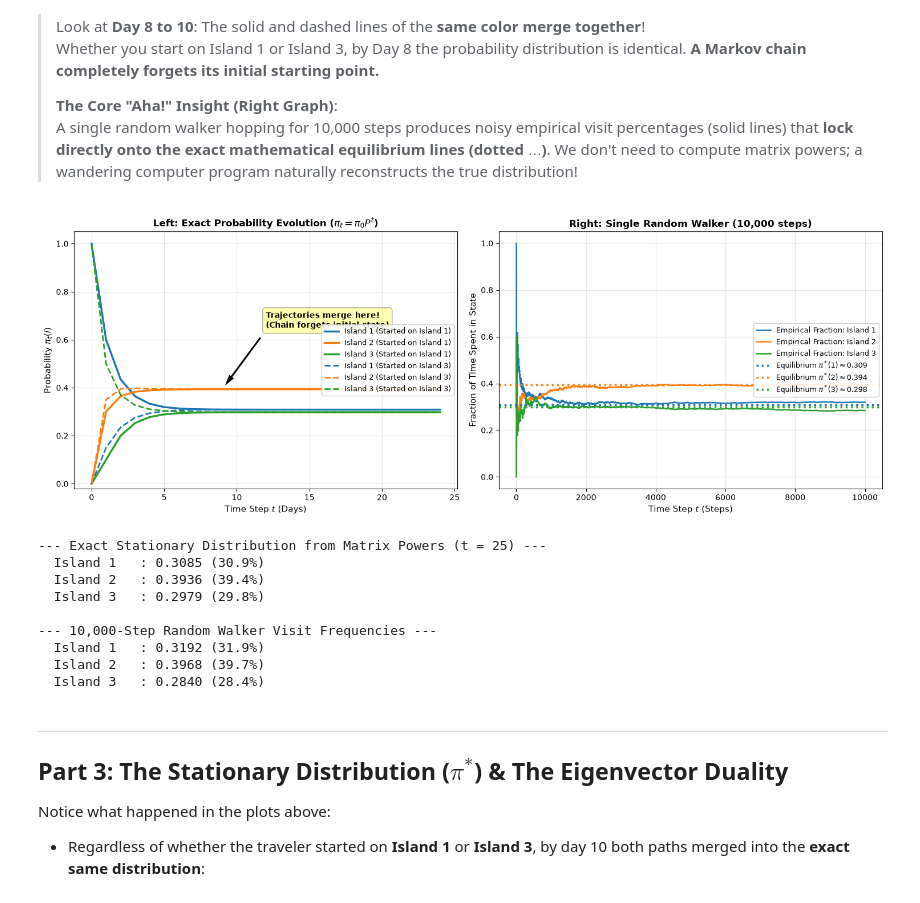
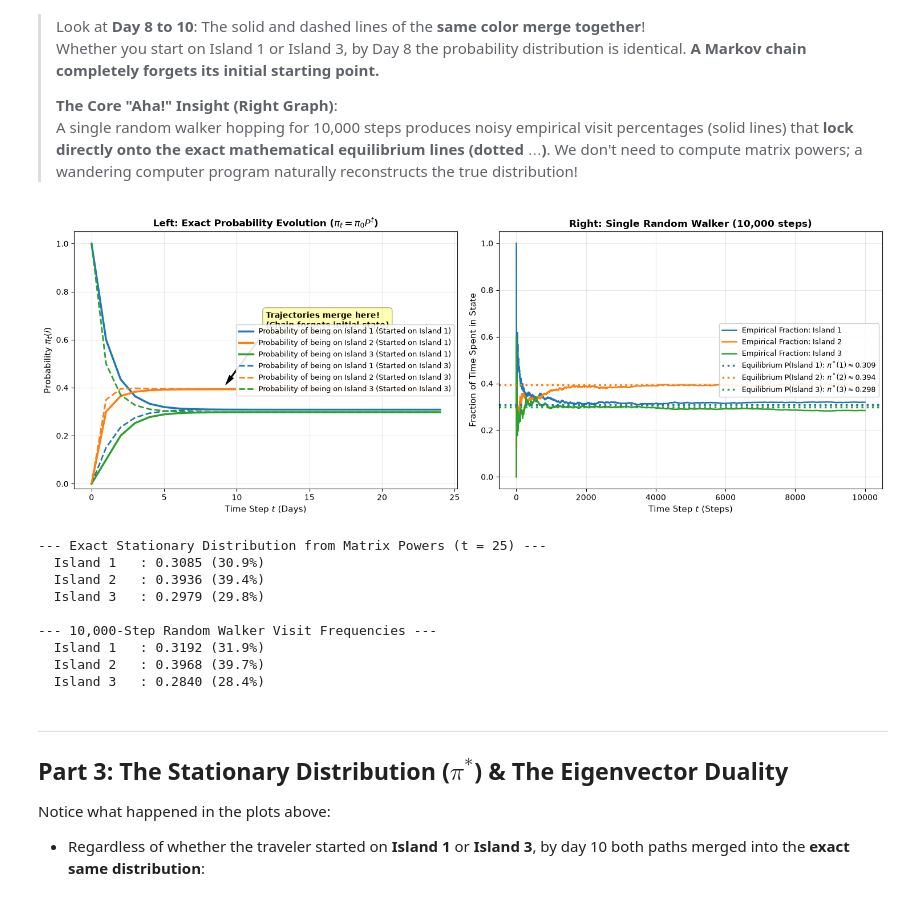
Before and after one commit to tarobins/bayesian-inference-intro, a Jupyter notebook: python/03b_markov_chains_and_detailed_balance.ipynb, the cells around one changed output. Drawn from its saved outputs; the diff is of its cells as text; code cells hidden in the pictures.

Commit message:
Update Section 2.1 plot legends to explicitly state Probability of being on Island X (Python & R tracks)

```diff
--- a/python/03b_markov_chains_and_detailed_balance.ipynb
+++ b/python/03b_markov_chains_and_detailed_balance.ipynb
@@ -193,14 +193,14 @@ fig, axes = plt.subplots(1, 2, figsize=(15, 5.5))
 
 # Subplot 1: Deterministic Convergence from Different Starts
 # Solid lines = Started on Island 1
-axes[0].plot(pi_A[:, 0], color='#1f77b4', lw=2.5, label='Island 1 (Started on Island 1)')
-axes[0].plot(pi_A[:, 1], color='#ff7f0e', lw=2.5, label='Island 2 (Started on Island 1)')
-axes[0].plot(pi_A[:, 2], color='#2ca02c', lw=2.5, label='Island 3 (Started on Island 1)')
+axes[0].plot(pi_A[:, 0], color='#1f77b4', lw=2.5, label='Probability of being on Island 1 (Started on Island 1)')
+axes[0].plot(pi_A[:, 1], color='#ff7f0e', lw=2.5, label='Probability of being on Island 2 (Started on Island 1)')
+axes[0].plot(pi_A[:, 2], color='#2ca02c', lw=2.5, label='Probability of being on Island 3 (Started on Island 1)')
 
 # Dashed lines = Started on Island 3
-axes[0].plot(pi_B[:, 0], color='#1f77b4', lw=2.0, linestyle='--', label='Island 1 (Started on Island 3)')
-axes[0].plot(pi_B[:, 1], color='#ff7f0e', lw=2.0, linestyle='--', label='Island 2 (Started on Island 3)')
-axes[0].plot(pi_B[:, 2], color='#2ca02c', lw=2.0, linestyle='--', label='Island 3 (Started on Island 3)')
+axes[0].plot(pi_B[:, 0], color='#1f77b4', lw=2.0, linestyle='--', label='Probability of being on Island 1 (Started on Island 3)')
+axes[0].plot(pi_B[:, 1], color='#ff7f0e', lw=2.0, linestyle='--', label='Probability of being on Island 2 (Started on Island 3)')
+axes[0].plot(pi_B[:, 2], color='#2ca02c', lw=2.0, linestyle='--', label='Probability of being on Island 3 (Started on Island 3)')
 
 # Visual annotation showing convergence
 axes[0].annotate('Trajectories merge here!\n(Chain forgets initial state)',
@@ -216,37 +216,37 @@ axes[0].set_ylim(-0.02, 1.05)
 axes[0].grid(True, alpha=0.3)
 axes[0].legend(fontsize=9, loc='center right', framealpha=0.9)
 
 # Subplot 2: Single Stochastic Walker Cumulative Visit Frequencies
 cum_freq_1 = np.cumsum(walk == 0) / np.arange(1, len(walk) + 1)
 cum_freq_2 = np.cumsum(walk == 1) / np.arange(1, len(walk) + 1)
 cum_freq_3 = np.cumsum(walk == 2) / np.arange(1, len(walk) + 1)
 
 axes[1].plot(cum_freq_1, color='#1f77b4', lw=1.8, label='Empirical Fraction: Island 1')
 axes[1].plot(cum_freq_2, color='#ff7f0e', lw=1.8, label='Empirical Fraction: Island 2')
 axes[1].plot(cum_freq_3, color='#2ca02c', lw=1.8, label='Empirical Fraction: Island 3')
 
-axes[1].axhline(pi_A[-1, 0], color='#1f77b4', linestyle=':', lw=2.5, label=r'Equilibrium $\pi^*(1) \approx {:.3f}$'.format(pi_A[-1,0]))
-axes[1].axhline(pi_A[-1, 1], color='#ff7f0e', linestyle=':', lw=2.5, label=r'Equilibrium $\pi^*(2) \approx {:.3f}$'.format(pi_A[-1,1]))
-axes[1].axhline(pi_A[-1, 2], color='#2ca02c', linestyle=':', lw=2.5, label=r'Equilibrium $\pi^*(3) \approx {:.3f}$'.format(pi_A[-1,2]))
+axes[1].axhline(pi_A[-1, 0], color='#1f77b4', linestyle=':', lw=2.5, label=r'Equilibrium P(Island 1): $\pi^*(1) \approx {:.3f}$'.format(pi_A[-1,0]))
+axes[1].axhline(pi_A[-1, 1], color='#ff7f0e', linestyle=':', lw=2.5, label=r'Equilibrium P(Island 2): $\pi^*(2) \approx {:.3f}$'.format(pi_A[-1,1]))
+axes[1].axhline(pi_A[-1, 2], color='#2ca02c', linestyle=':', lw=2.5, label=r'Equilibrium P(Island 3): $\pi^*(3) \approx {:.3f}$'.format(pi_A[-1,2]))
 
 axes[1].set_title("Right: Single Random Walker (10,000 steps)", fontsize=12, fontweight='bold')
 axes[1].set_xlabel("Time Step $t$ (Steps)", fontsize=11)
 axes[1].set_ylabel("Fraction of Time Spent in State", fontsize=11)
 axes[1].grid(True, alpha=0.3)
 axes[1].legend(fontsize=9, loc='center right', framealpha=0.9)
 
 plt.tight_layout()
 plt.show()
 
 print("--- Exact Stationary Distribution from Matrix Powers (t = 25) ---")
 for i, name in enumerate(states):
     print(f"  {name:10s} : {pi_A[-1, i]:.4f} ({pi_A[-1, i]*100:.1f}%)")
 
 print("\n--- 10,000-Step Random Walker Visit Frequencies ---")
 for i, name in enumerate(states):
     print(f"  {name:10s} : {empirical_freqs[i]:.4f} ({empirical_freqs[i]*100:.1f}%)")
 # %% [output]
-[figure, old version]
+[figure, new version]
 --- Exact Stationary Distribution from Matrix Powers (t = 25) ---
   Island 1   : 0.3085 (30.9%)
   Island 2   : 0.3936 (39.4%)
```
Also changed, not shown: 1 other file.
